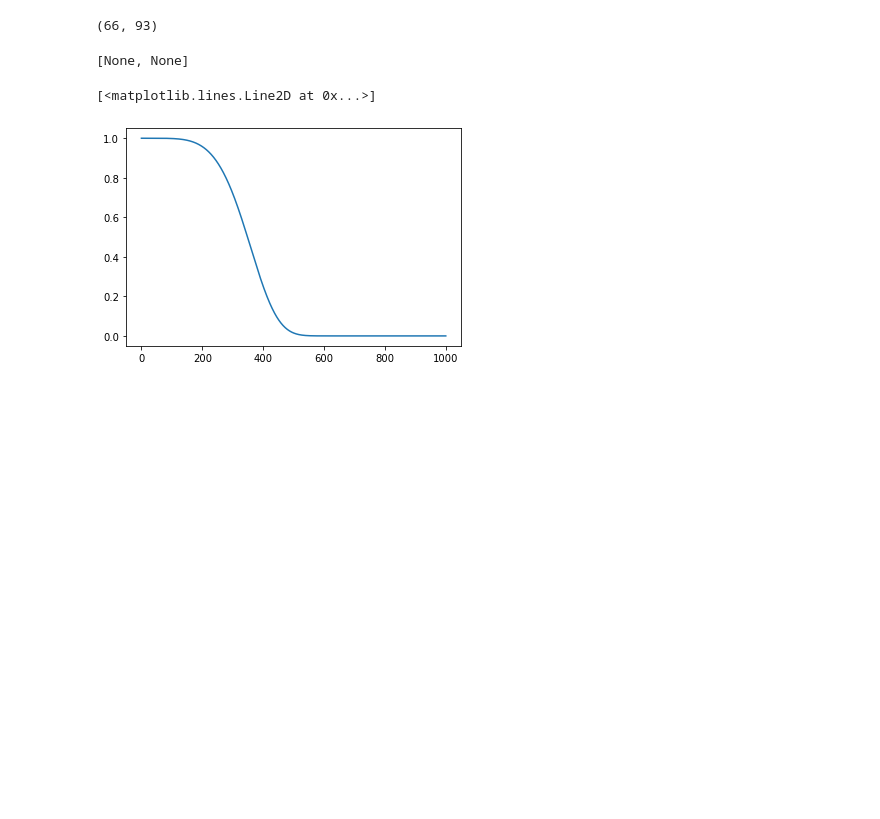
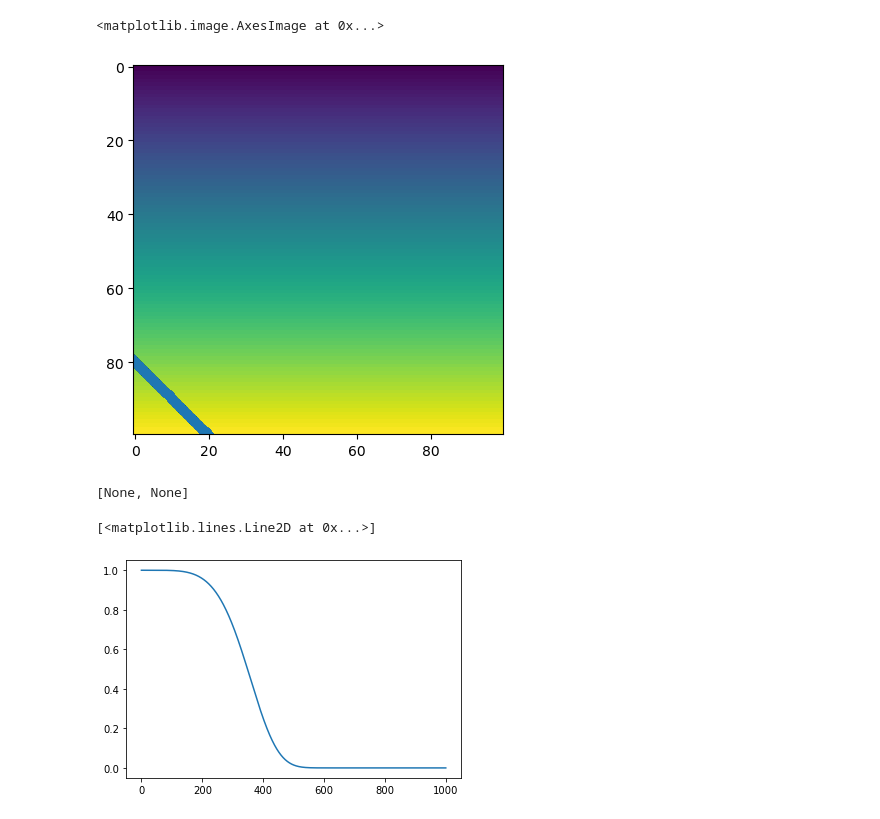
Before and after one commit to apoudel20/python-cbet, a Jupyter notebook: launch_ray.ipynb, the cells around one changed output. Cells and saved outputs as stored; diff of their text form; code cells hidden in the pictures; blank space fills up the shorter version.

```diff
--- a/launch_ray.ipynb
+++ b/launch_ray.ipynb
@@ -29,22 +29,27 @@ plt.imshow(z)
 # %%
-def space_to_node(space_x,space_y):
+def space_to_node(space_x,space_y, z_image):
     node_x = x_node_min + np.floor(x_node_max * (space_x - x_space_min) / (x_space_max - x_space_min))
     node_y = y_node_min + np.floor(y_node_max * (space_y - y_space_min) / (y_space_max - y_space_min))
     return np.array([node_x, node_y])
 # %%
+beam_directions = [0, np.pi/4]
+beam_positions = [[0,50]]
 sp =  np.array([np.zeros(2000), np.linspace(-2e-4,2e-4,2000)])
 sp = sp.T
 newsp = sp
-direction = np.pi/4
-rotated = rotate(*newsp.T, direction).T + [3e-4,3e-4]
+direction = -np.pi/4
+rotated = rotate(*newsp.T, direction).T + [-4e-4,4e-4]
 node_positions = space_to_node(*rotated.T)
-beam = np.vstack((node_positions, full_beam_profile, np.full(2000,direction)))
-beam = pd.DataFrame(beam.T)
-beam = beam.astype({0:'int32',1:'int32'})
-new_beam = beam.groupby([0,1]).sum()
-new_beam.index[]
+# beam = np.vstack((node_positions, full_beam_profile, np.full(2000,direction)))
+# beam = pd.DataFrame(beam.T)
+# beam = beam.astype({0:'int32',1:'int32'})
+# new_beam = beam.groupby([0,1]).sum()
+# new_beam.index[]
+plt.scatter(*node_positions)
+plt.imshow(z)
 # %% [output]
-(66, 93)
+<matplotlib.image.AxesImage at 0x...>
+[figure, added]
 # %%
 laser_start_points = [(0,50), (50,100)]
 beam_normal_directions = [0,np.pi/2] # radians wrt x axis
```
Also changed, not shown: parts of 2 cells of this notebook.
